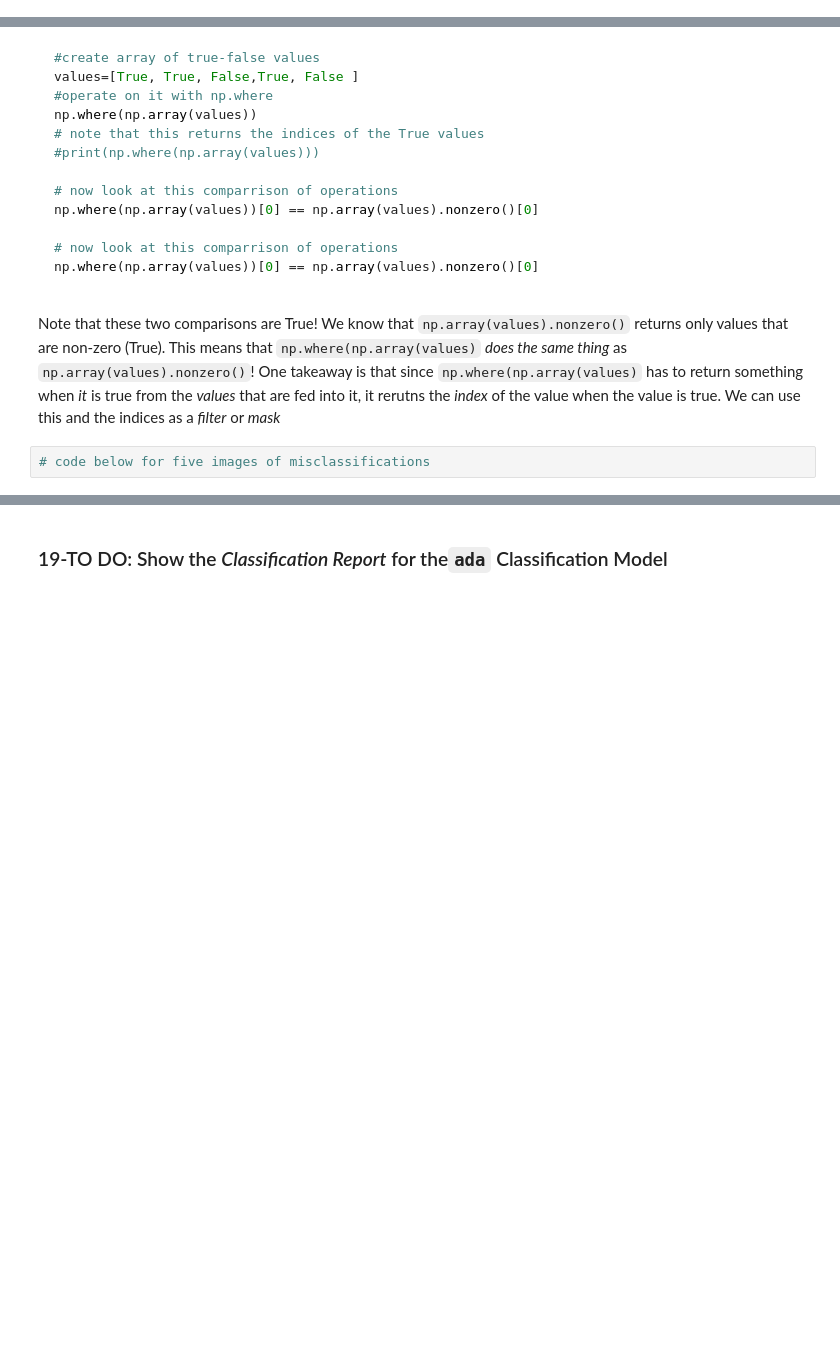
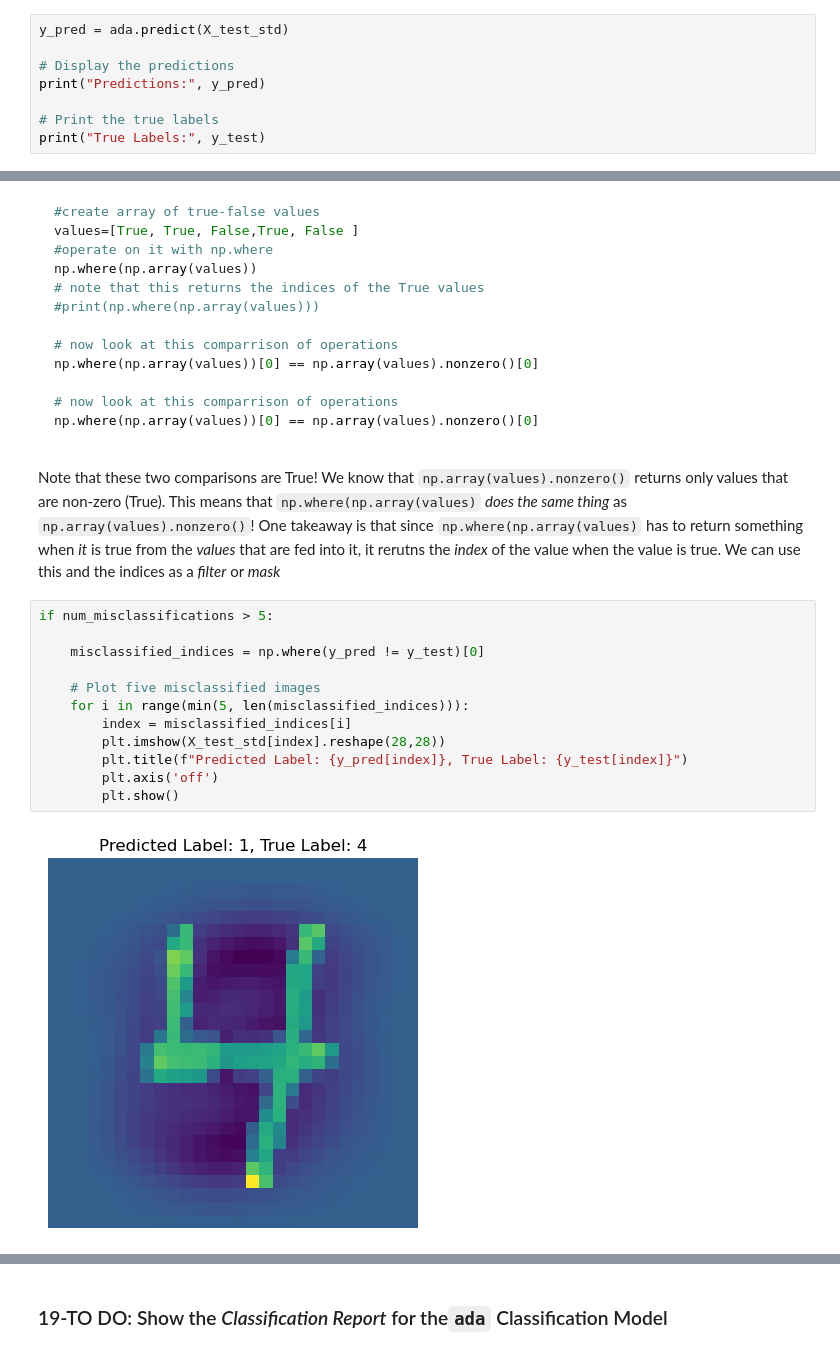
Before and after one commit to Zeni1137/ISAT341_Lab11, a Jupyter notebook: Lab11-FinalExam-Adaline_Sp24_mnist.ipynb, the cells around one changed output, grey strips where cells are left out. Cells and saved outputs as stored; diff of their text form; blank space fills up the shorter version.

````diff
--- a/Lab11-FinalExam-Adaline_Sp24_mnist.ipynb
+++ b/Lab11-FinalExam-Adaline_Sp24_mnist.ipynb
@@ -309,3 +333,11 @@ Plot the cost function vs. the epochs (you may need to slightly modify some prev
 Use the test set to create the model's predictions. Name the prediction vector **y_pred** as in previous notebooks. Make sure you display the predictions in the **y_pred** vector. Also, print the **true labels** so we can visually compare the two vectors.
 
 **Enter your code in the cell below:**
+# %%
+y_pred = ada.predict(X_test_std)
+
+# Display the predictions
+print("Predictions:", y_pred)
+
+# Print the true labels
+print("True Labels:", y_test)
@@ -342,4 +398,16 @@ np.where(np.array(values))[0] == np.array(values).nonzero()[0]
 ```
 Note that these two comparisons are True! We know that `np.array(values).nonzero()` returns only values that are non-zero (True). This means that `np.where(np.array(values)` *does the same thing* as `np.array(values).nonzero()`! One takeaway is that since  `np.where(np.array(values)` has to return something  when *it* is true from the *values* that are fed into it, it rerutns the *index* of the value when the value is true. We can use this and the indices as a *filter* or *mask*
 # %%
-# code below for five images of misclassifications
+if num_misclassifications > 5:
+
+    misclassified_indices = np.where(y_pred != y_test)[0]
+
+    # Plot five misclassified images
+    for i in range(min(5, len(misclassified_indices))):
+        index = misclassified_indices[i]
+        plt.imshow(X_test_std[index].reshape(28,28))
+        plt.title(f"Predicted Label: {y_pred[index]}, True Label: {y_test[index]}")
+        plt.axis('off')
+        plt.show()
+# %% [output]
+[figure, added]
````
Also changed, not shown: parts of 16 cells of this notebook.
